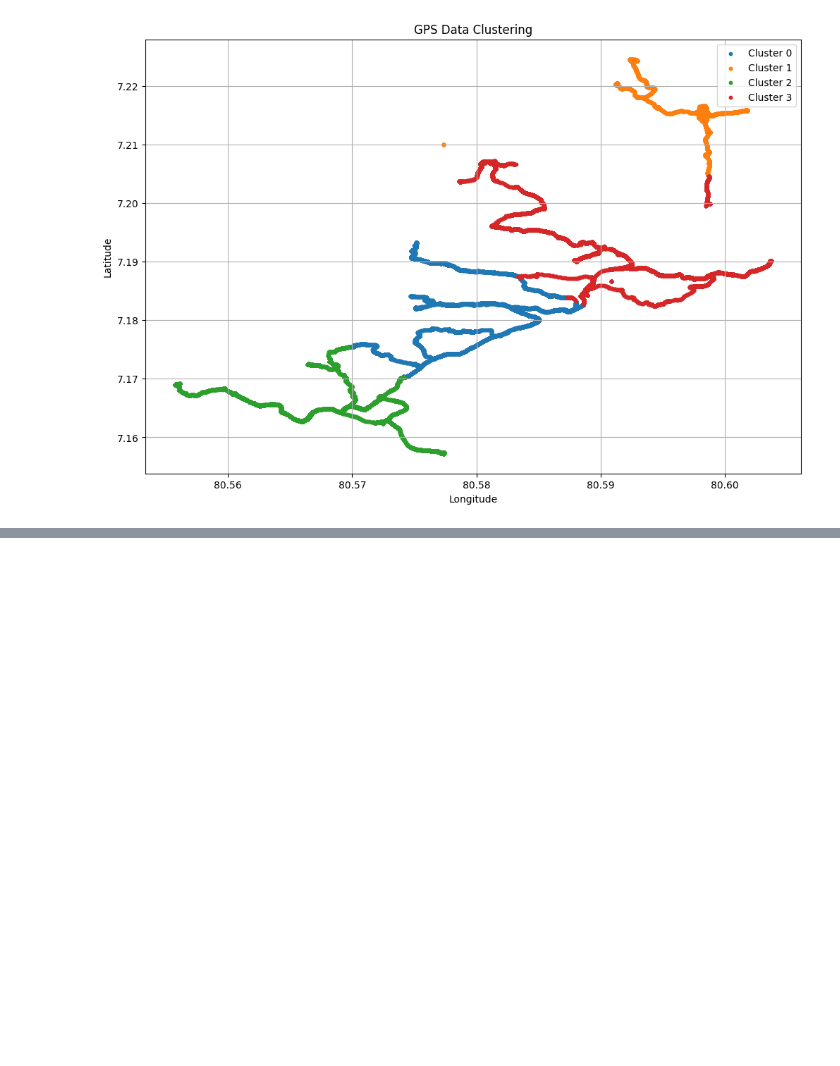
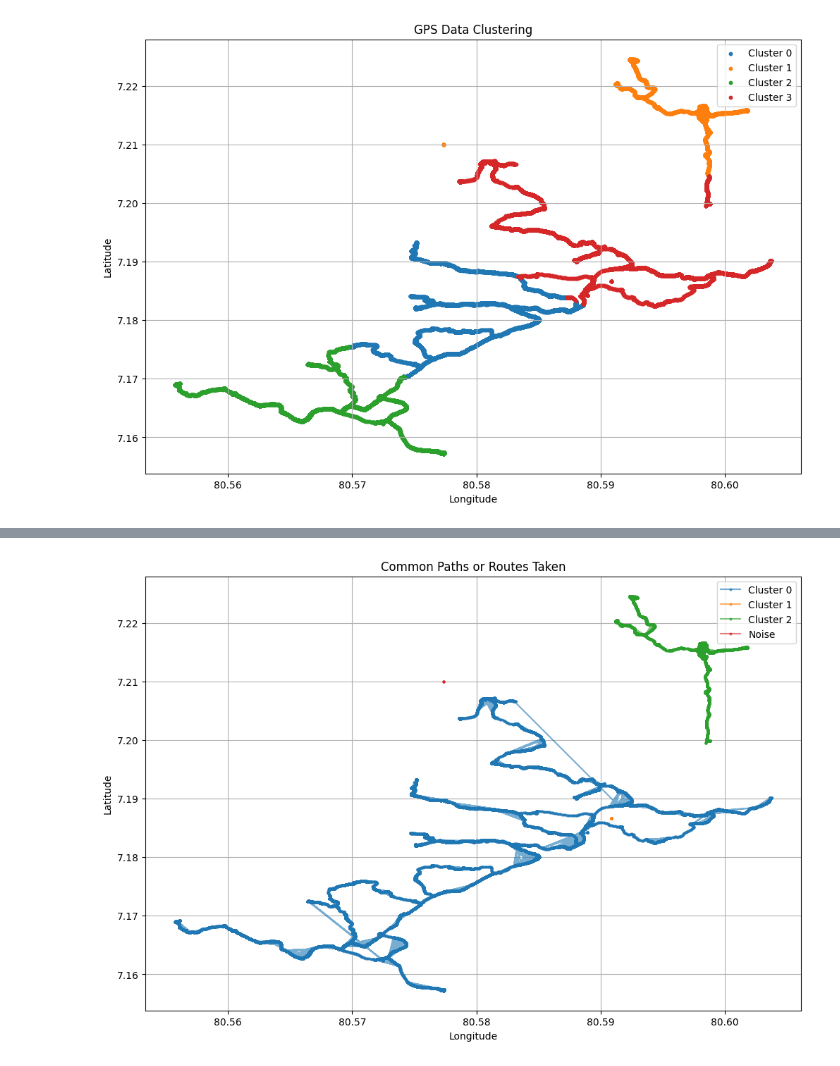
Before and after one commit to pshemach/GPS_Info, a Jupyter notebook: research/EDA_GPS_Data.ipynb, the cells around one changed output, grey strips where cells are left out. Cells and saved outputs as stored; diff of their text form; code cells hidden in the pictures; blank space fills up the shorter version.

```diff
--- a/research/EDA_GPS_Data.ipynb
+++ b/research/EDA_GPS_Data.ipynb
@@ -163,0 +225,33 @@ ModuleNotFoundError: No module named 'ace_tools'
+# %%
+from sklearn.cluster import DBSCAN
+import matplotlib.pyplot as plt
+
+
+# Extract relevant features for clustering
+features = gps_data[['Longitude', 'Latitude']]
+
+# Apply DBSCAN Clustering
+dbscan = DBSCAN(eps=0.0005, min_samples=10)
+gps_data['DBSCAN_Cluster'] = dbscan.fit_predict(features)
+
+
+plt.figure(figsize=(12, 8))
+unique_clusters = gps_data['DBSCAN_Cluster'].unique()
+for cluster in unique_clusters:
+    if cluster == -1:  # Noise
+        color = 'k'
+        label = 'Noise'
+    else:
+        color = None
+        label = f'Cluster {cluster}'
+    clustered_data = gps_data[gps_data['DBSCAN_Cluster'] == cluster]
+    plt.plot(clustered_data['Longitude'], clustered_data['Latitude'], marker='o', markersize=2, linestyle='-', label=label, alpha=0.6)
+
+plt.xlabel('Longitude')
+plt.ylabel('Latitude')
+plt.title('Common Paths or Routes Taken')
+plt.legend()
+plt.grid(True)
+plt.show()
+# %% [output]
+[figure, added]
```
Also changed, not shown: parts of 23 cells of this notebook.
